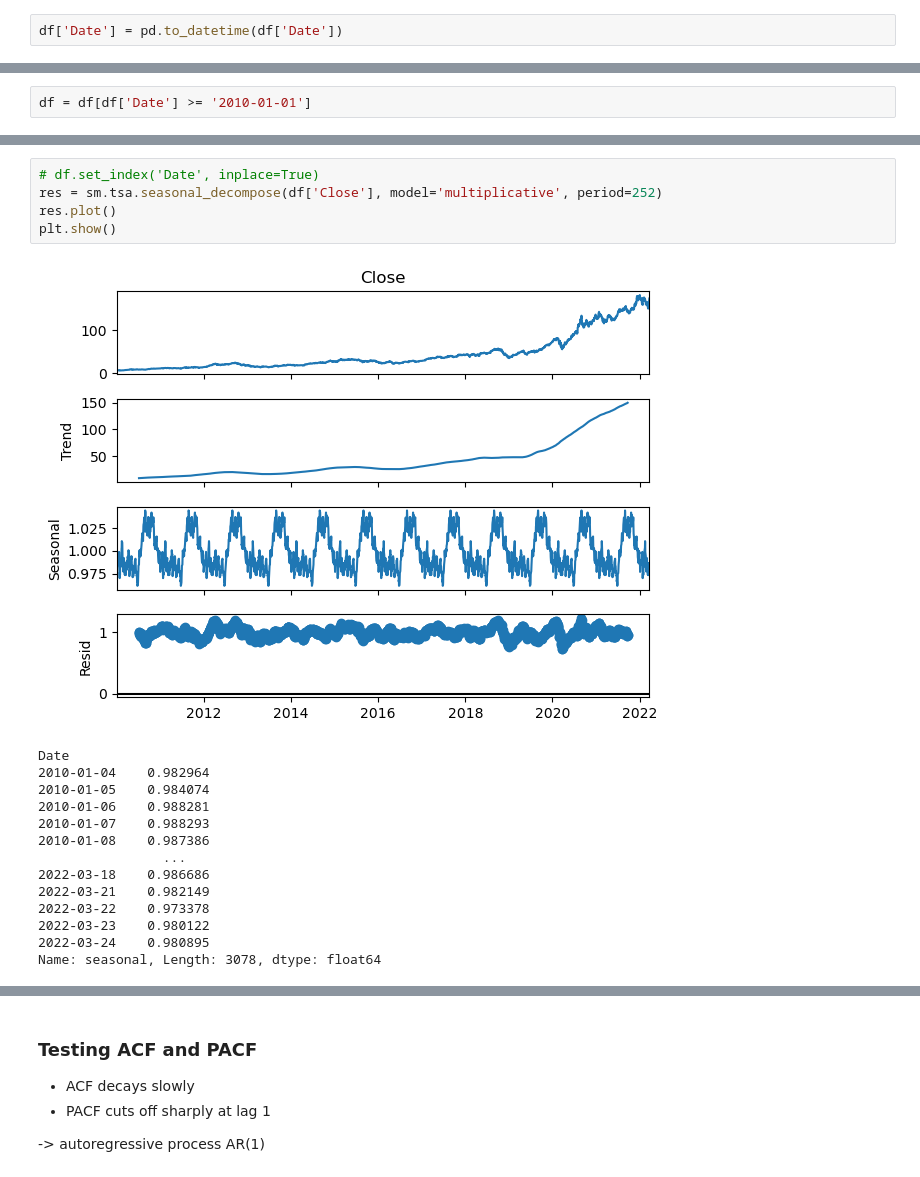
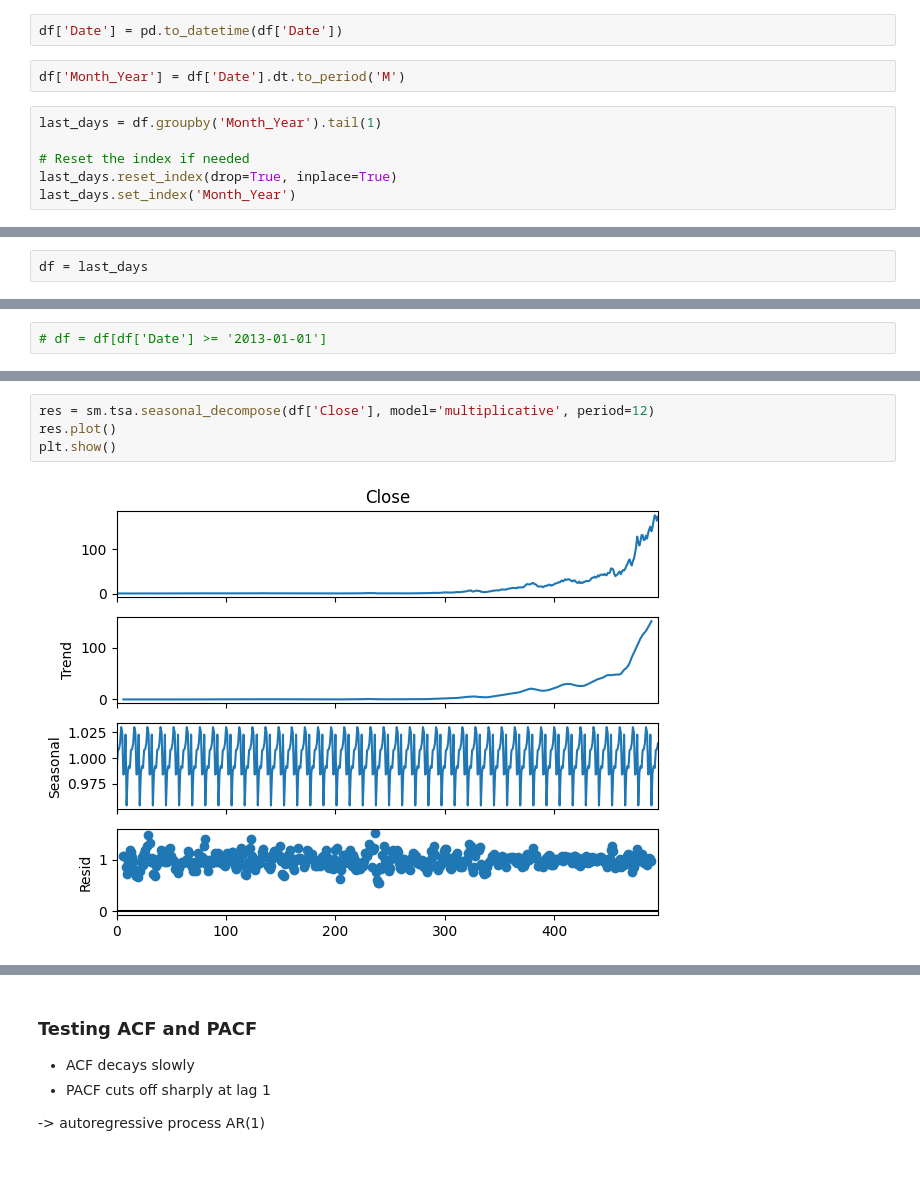
Before and after one commit to balooooooooo/econometric-modelling, a Jupyter notebook: analysis.ipynb, the cells around one changed output, grey strips where cells are left out. Drawn from its saved outputs; the diff is of its cells as text.

```diff
--- a/analysis.ipynb
+++ b/analysis.ipynb
@@ -56,2 +58,10 @@ df['Moving_Avg'] = df['Close'].rolling(window=30).mean()
 # %%
 df['Date'] = pd.to_datetime(df['Date'])
+# %%
+df['Month_Year'] = df['Date'].dt.to_period('M')
+# %%
+last_days = df.groupby('Month_Year').tail(1)
+
+# Reset the index if needed
+last_days.reset_index(drop=True, inplace=True)
+last_days.set_index('Month_Year')
@@ -57,0 +83,2 @@ df['Date'] = pd.to_datetime(df['Date'])
+# %%
+df = last_days
@@ -93,5 +136,5 @@ plt.show()
 # %%
-df = df[df['Date'] >= '2010-01-01']
+# df = df[df['Date'] >= '2013-01-01']
 # %%
 df
 # %% [output]
@@ -111,23 +154,9 @@ df
 # %%
-# df.set_index('Date', inplace=True)
-res = sm.tsa.seasonal_decompose(df['Close'], model='multiplicative', period=252)
+res = sm.tsa.seasonal_decompose(df['Close'], model='multiplicative', period=12)
 res.plot()
 plt.show()
 # %% [output]
-[figure, old version]
+[figure, new version]
-Date
-2010-01-04    0.982964
-2010-01-05    0.984074
-2010-01-06    0.988281
-2010-01-07    0.988293
-2010-01-08    0.987386
-                ...
-2022-03-18    0.986686
-2022-03-21    0.982149
-2022-03-22    0.973378
-2022-03-23    0.980122
-2022-03-24    0.980895
-Name: seasonal, Length: 3078, dtype: float64
 # %%
 res.seasonal.plot()
 plt.show()
```
Also changed, not shown: parts of 33 cells of this notebook.
